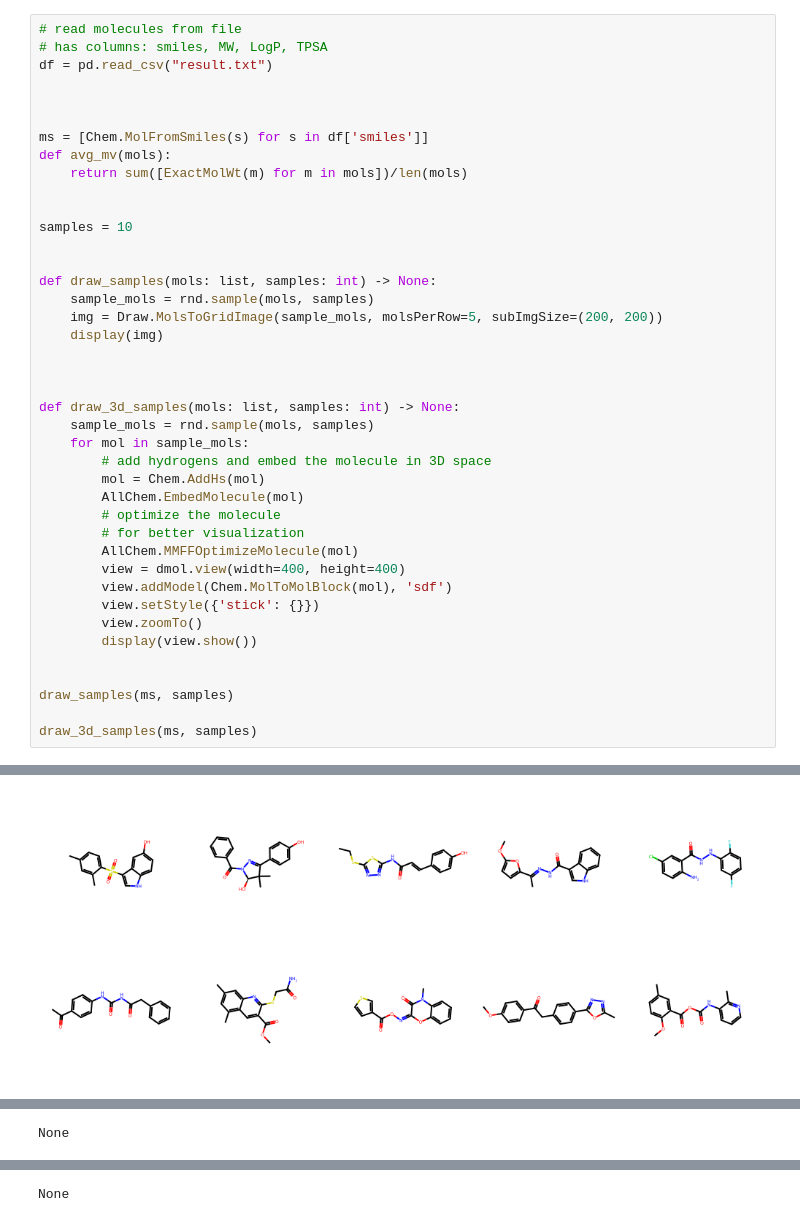
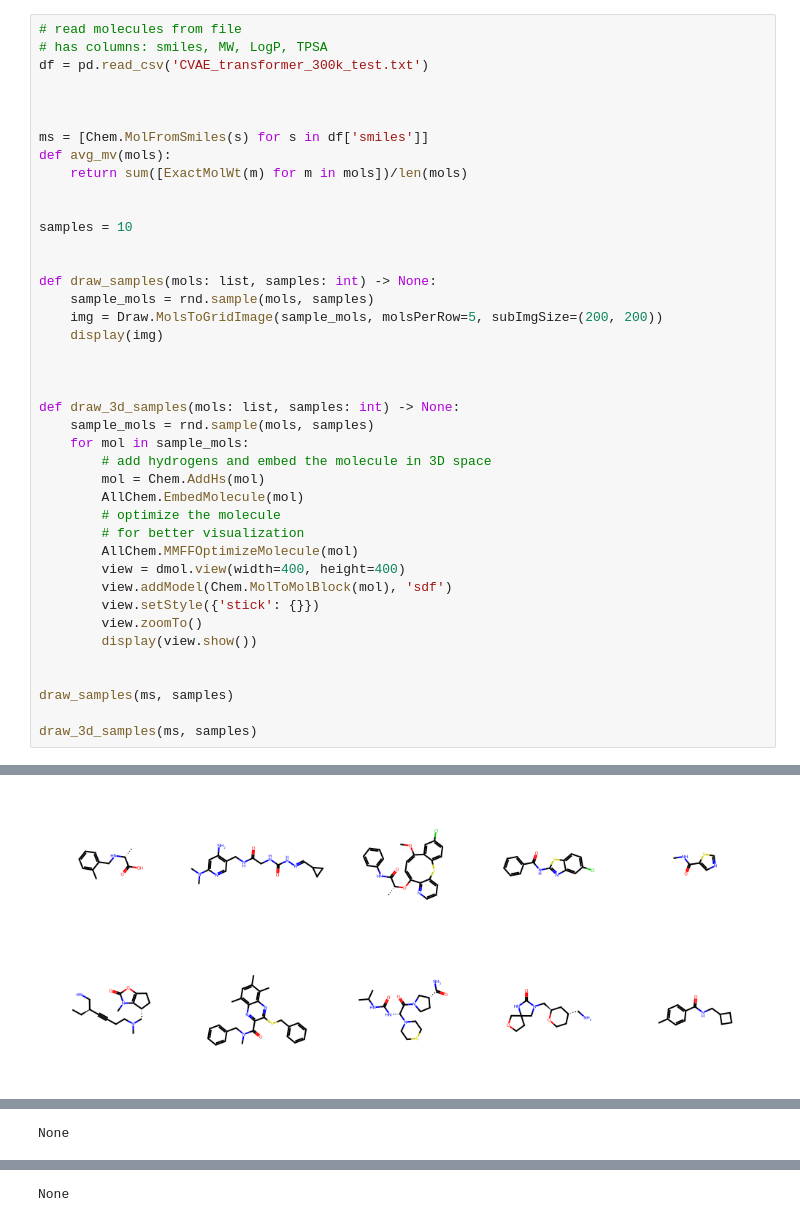
Before and after one commit to johanbaumann/dat675_project, a Jupyter notebook: vae/paper_based/CVAE/viz.ipynb, the cells around one changed output, grey strips where cells are left out. Drawn from its saved outputs; the diff is of its cells as text.

```diff
--- a/vae/paper_based/CVAE/viz.ipynb
+++ b/vae/paper_based/CVAE/viz.ipynb
@@ -166,7 +172,7 @@ Generated Dataset:
 # %%
 # read molecules from file
 # has columns: smiles, MW, LogP, TPSA
-df = pd.read_csv("result.txt")
+df = pd.read_csv('CVAE_transformer_300k_test.txt')
 
 
 
@@ -208,6 +217,6 @@ draw_3d_samples(ms, samples)
-[figure, old version]
+[figure, new version]
 [interactive output not drawn]
-None
+None
 [interactive output not drawn]
-None
+None
 [interactive output not drawn]
```
Also changed, not shown: parts of 10 cells of this notebook, 2 other files.
